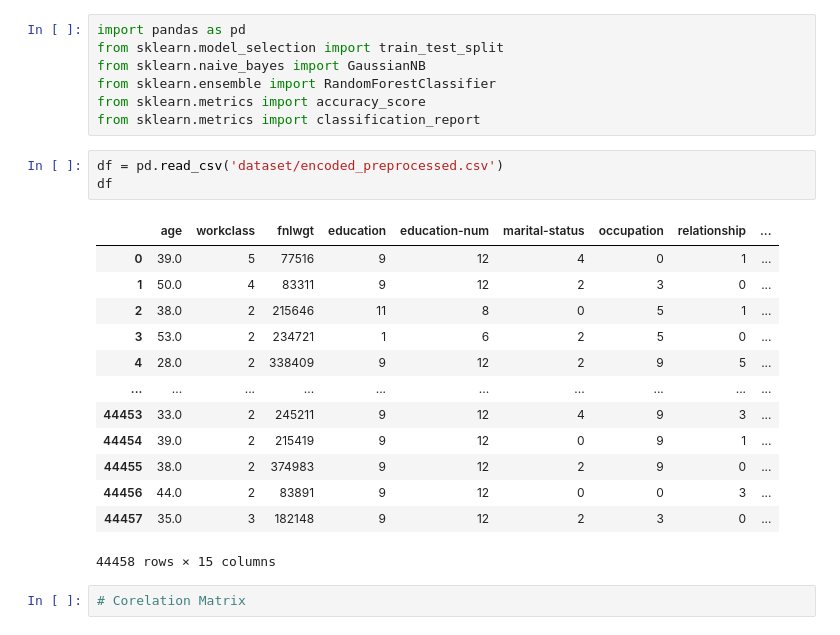
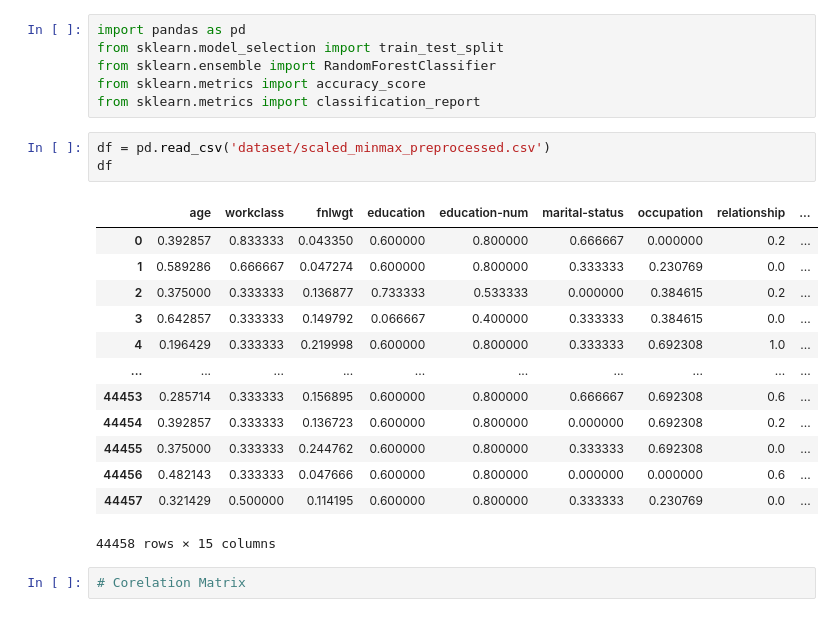
Before and after one commit to ChavinduDulaj/Income-Prediction-Project, a Jupyter notebook: models.ipynb, the cells around one changed output. Saved outputs shown, nothing was run; the diff lists cells and outputs as text.

```diff
--- a/models.ipynb
+++ b/models.ipynb
@@ -1,26 +1,25 @@
 # %%
 import pandas as pd
 from sklearn.model_selection import train_test_split
-from sklearn.naive_bayes import GaussianNB
 from sklearn.ensemble import RandomForestClassifier
 from sklearn.metrics import accuracy_score
 from sklearn.metrics import classification_report
 # %%
-df = pd.read_csv('dataset/encoded_preprocessed.csv')
+df = pd.read_csv('dataset/scaled_minmax_preprocessed.csv')
 df
 # %% [output]
 |  | age | workclass | fnlwgt | education | education-num | marital-status | occupation | relationship | ... |
-| 0 | 39.0 | 5 | 77516 | 9 | 12 | 4 | 0 | 1 | ... |
-| 1 | 50.0 | 4 | 83311 | 9 | 12 | 2 | 3 | 0 | ... |
-| 2 | 38.0 | 2 | 215646 | 11 | 8 | 0 | 5 | 1 | ... |
-| 3 | 53.0 | 2 | 234721 | 1 | 6 | 2 | 5 | 0 | ... |
-| 4 | 28.0 | 2 | 338409 | 9 | 12 | 2 | 9 | 5 | ... |
+| 0 | 0.392857 | 0.833333 | 0.043350 | 0.600000 | 0.800000 | 0.666667 | 0.000000 | 0.2 | ... |
+| 1 | 0.589286 | 0.666667 | 0.047274 | 0.600000 | 0.800000 | 0.333333 | 0.230769 | 0.0 | ... |
+| 2 | 0.375000 | 0.333333 | 0.136877 | 0.733333 | 0.533333 | 0.000000 | 0.384615 | 0.2 | ... |
+| 3 | 0.642857 | 0.333333 | 0.149792 | 0.066667 | 0.400000 | 0.333333 | 0.384615 | 0.0 | ... |
+| 4 | 0.196429 | 0.333333 | 0.219998 | 0.600000 | 0.800000 | 0.333333 | 0.692308 | 1.0 | ... |
 | ... | ... | ... | ... | ... | ... | ... | ... | ... | ... |
-| 44453 | 33.0 | 2 | 245211 | 9 | 12 | 4 | 9 | 3 | ... |
-| 44454 | 39.0 | 2 | 215419 | 9 | 12 | 0 | 9 | 1 | ... |
-| 44455 | 38.0 | 2 | 374983 | 9 | 12 | 2 | 9 | 0 | ... |
-| 44456 | 44.0 | 2 | 83891 | 9 | 12 | 0 | 0 | 3 | ... |
-| 44457 | 35.0 | 3 | 182148 | 9 | 12 | 2 | 3 | 0 | ... |
+| 44453 | 0.285714 | 0.333333 | 0.156895 | 0.600000 | 0.800000 | 0.666667 | 0.692308 | 0.6 | ... |
+| 44454 | 0.392857 | 0.333333 | 0.136723 | 0.600000 | 0.800000 | 0.000000 | 0.692308 | 0.2 | ... |
+| 44455 | 0.375000 | 0.333333 | 0.244762 | 0.600000 | 0.800000 | 0.333333 | 0.692308 | 0.0 | ... |
+| 44456 | 0.482143 | 0.333333 | 0.047666 | 0.600000 | 0.800000 | 0.000000 | 0.000000 | 0.6 | ... |
+| 44457 | 0.321429 | 0.500000 | 0.114195 | 0.600000 | 0.800000 | 0.333333 | 0.230769 | 0.0 | ... |
 44458 rows × 15 columns
 # %%
 # Corelation Matrix
```
Also changed, not shown: parts of 13 cells of this notebook, 4 other files.
